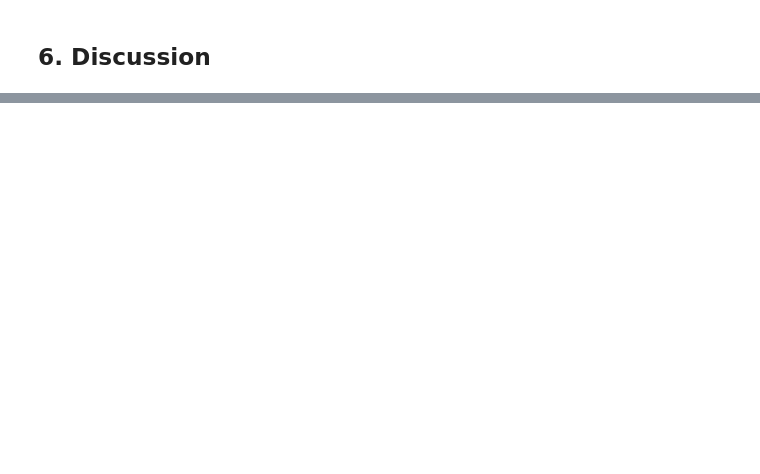
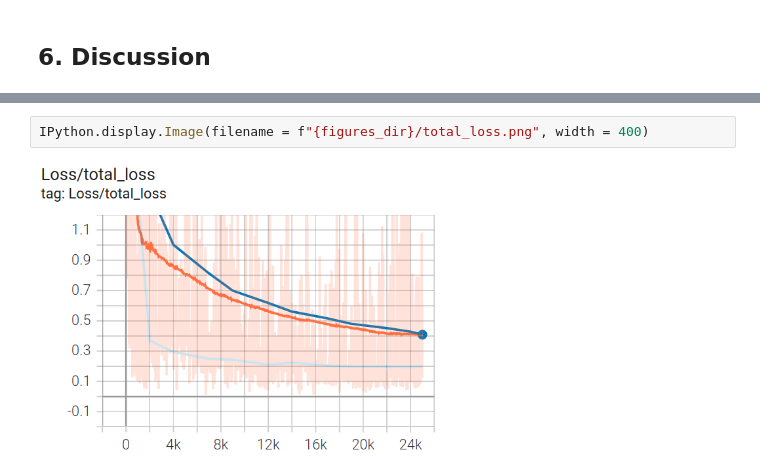
Before and after one commit to MichalMotylinski/Bird-species-object-detection, a Jupyter notebook: code/Inference.ipynb, the cells around one changed output, grey strips where cells are left out. Drawn from its saved outputs; the diff is of its cells as text; blank space fills up the shorter version.

```diff
--- a/code/Inference.ipynb
+++ b/code/Inference.ipynb
@@ -163,0 +343,4 @@ Inference results can be found in: /home/michal/MSc_lin/7144COMP/Coursework_2/in
+# %%
+IPython.display.Image(filename = f"{figures_dir}/total_loss.png", width = 400)
+# %% [output]
+[figure, added]
```
Also changed, not shown: parts of 43 cells of this notebook, 48 other files.
